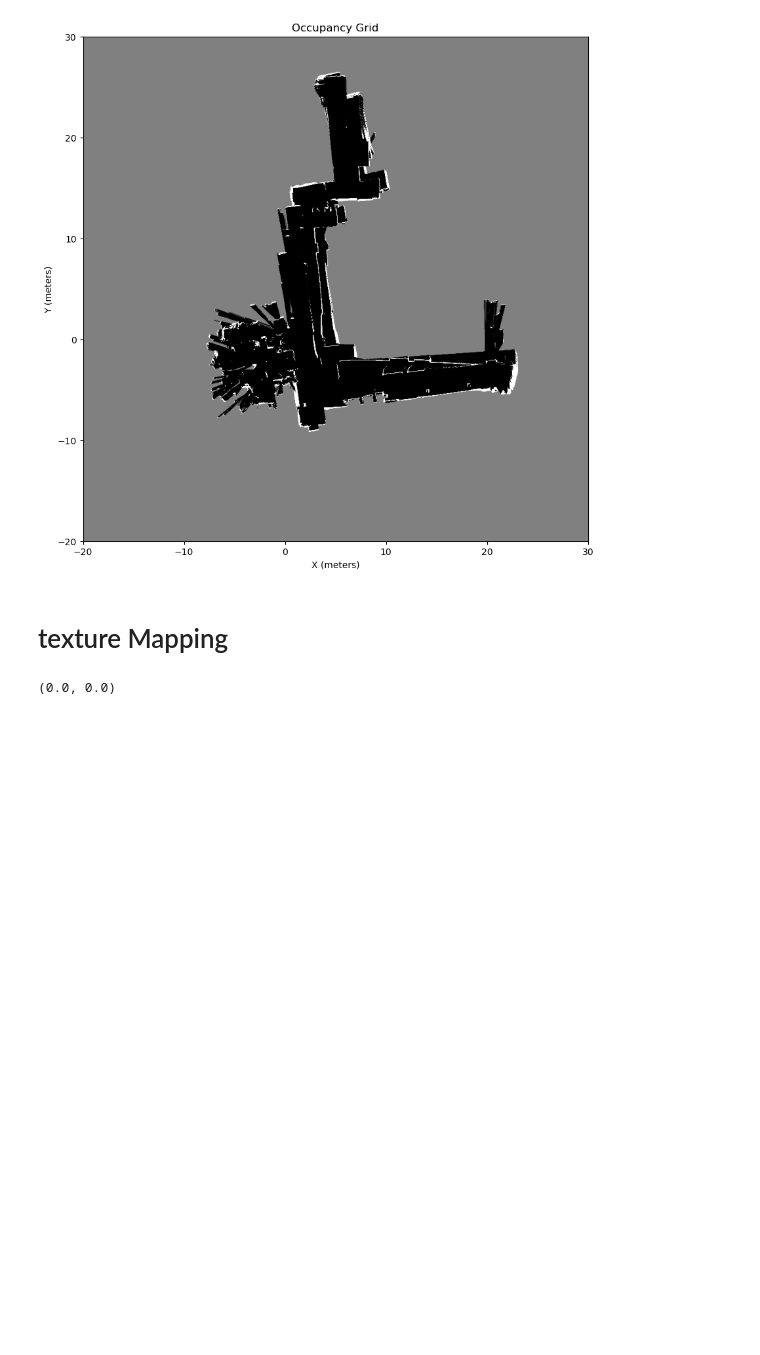
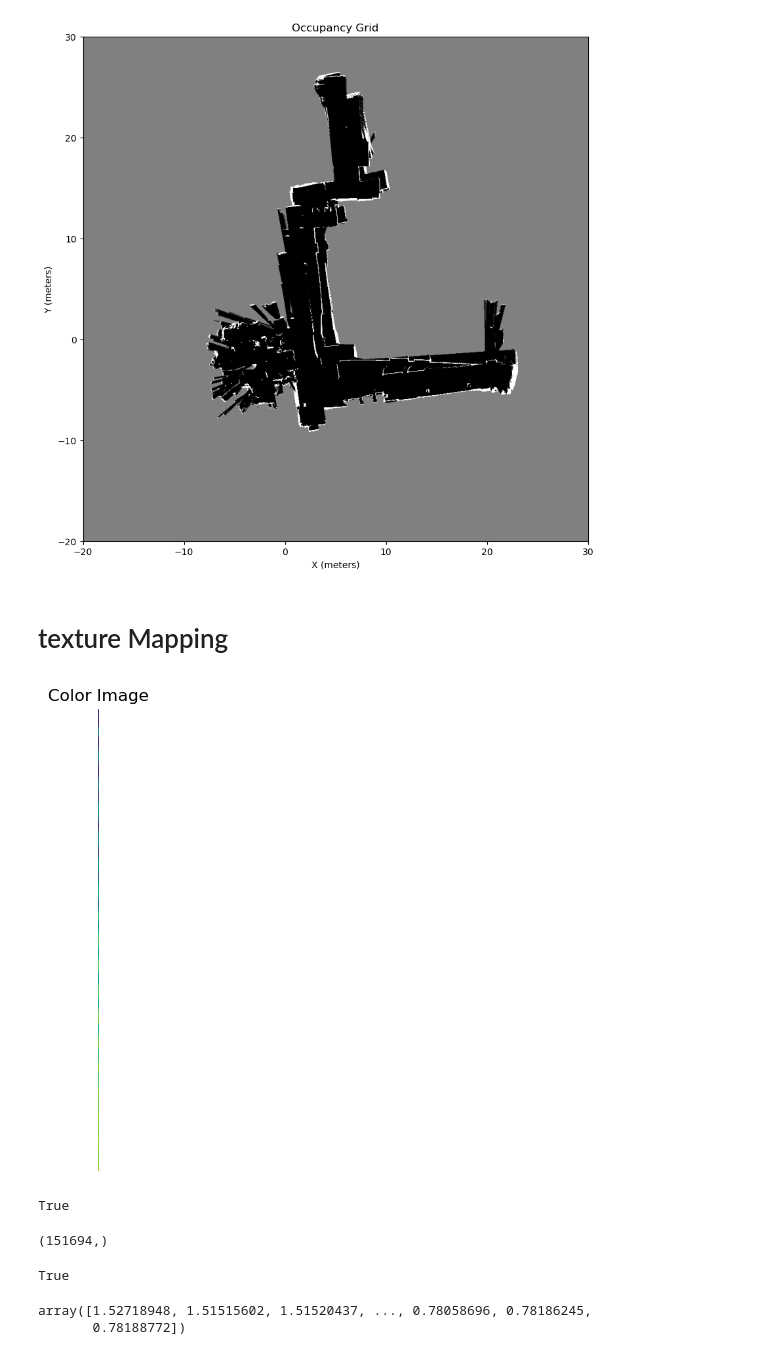
Before and after one commit to bharathraam29/SLAM_and_ICP, a Jupyter notebook: code/24_feb_scratch.ipynb, the cells around one changed output. Saved outputs shown, nothing was run; the diff lists cells and outputs as text; code cells hidden in the pictures; blank space fills up the shorter version.

```diff
--- a/code/24_feb_scratch.ipynb
+++ b/code/24_feb_scratch.ipynb
@@ -503,34 +301,44 @@ rgb_j = np.array((526.37 * j_idxs + 16662) / 585.051, dtype=np.int32)
 
 # some may be out of bounds, just clip them
 rgb_i = np.clip(rgb_i, 0, height - 1)
 rgb_j = np.clip(rgb_j, 0, width - 1)
 
 colors = rgb_img[rgb_i, rgb_j]
 
 # lets visualize the image using our transformation to make sure things look correct (using bgr for opencv)
 bgr_colors = bgr_img[rgb_i, rgb_j]
-cv2.imshow("color", bgr_colors.reshape((height, width, 3)))
+# cv2.imshow("color", bgr_colors.reshape((height, width, 3)))
+# Convert BGR to RGB if using OpenCV
+rgb_colors = bgr_colors.reshape((height, width, 3))[:, :, ::-1]  # Swap channels from BGR to RGB
+
+# Display the image
+plt.figure(figsize=(8, 6))
+plt.imshow(colors)
+plt.axis("off")  # Hide axes
+plt.title("Color Image")
+plt.show()
 
 uv1 = np.vstack([j_idxs, i_idxs, np.ones_like(i_idxs)])
 K = np.array([[585.05, 0, 242.94],
               [0, 585.05, 315.84],
               [0, 0, 1]])
 
 # project images to 3d points
 points = depth.flatten() * (np.linalg.inv(K) @ uv1)
 
 oRr = np.array([[0, -1, 0],
                 [0, 0, -1],
                 [1, 0, 0]])
 # we want rRo because we have points in optical frame and want to move them to the regular frame.
 points = oRr.T @ points
 
 pcd = o3d.geometry.PointCloud()
 pcd.points = o3d.utility.Vector3dVector(points.T)
 pcd.colors = o3d.utility.Vector3dVector(colors / 255)  # open3d expects color channels 0-1, opencv uses uint8 0-255
 
 origin = o3d.geometry.TriangleMesh.create_coordinate_frame(size=.5)  # visualize the camera regular frame for reference.
-
-o3d.visualization.draw_geometries([pcd, origin])  # display the pointcloud and origin
+# o3d.visualization.draw([pcd, origin])  # display the pointcloud and origin
+o3d.io.write_point_cloud("/home/bradhakrishnan/ECE276A_PR2/code/open_3d plots/point_cloud.ply", pcd)
 # %% [output]
+[figure, added]
-(0.0, 0.0)
+True
@@ -536,0 +413,19 @@ o3d.visualization.draw_geometries([pcd, origin])  # display the pointcloud and o
+# %%
+valid_indices[0].shape
+# %% [output]
+(151694,)
+# %%
+pcd = o3d.geometry.PointCloud()
+pcd.points = o3d.utility.Vector3dVector(points_world[:3, :].T[valid_indices])
+pcd.colors = o3d.utility.Vector3dVector(colors / 255)  # open3d expects color channels 0-1, opencv uses uint8 0-255
+
+origin = o3d.geometry.TriangleMesh.create_coordinate_frame(size=.5)  # visualize the camera regular frame for reference.
+# o3d.visualization.draw([pcd, origin])  # display the pointcloud and origin
+o3d.io.write_point_cloud("/home/bradhakrishnan/ECE276A_PR2/code/open_3d plots/point_cloud_dum.ply", pcd)
+# %% [output]
+True
+# %%
+uv_body_xy[:, 0]
+# %% [output]
+array([1.52718948, 1.51515602, 1.51520437, ..., 0.78058696, 0.78186245,
+       0.78188772])
```
Also changed, not shown: parts of 7 cells of this notebook.
